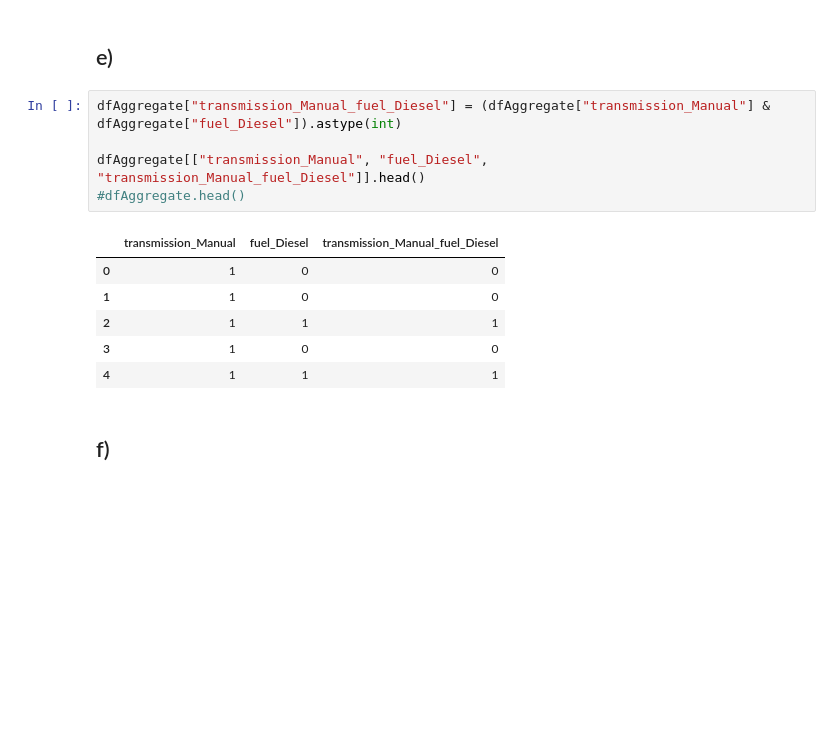
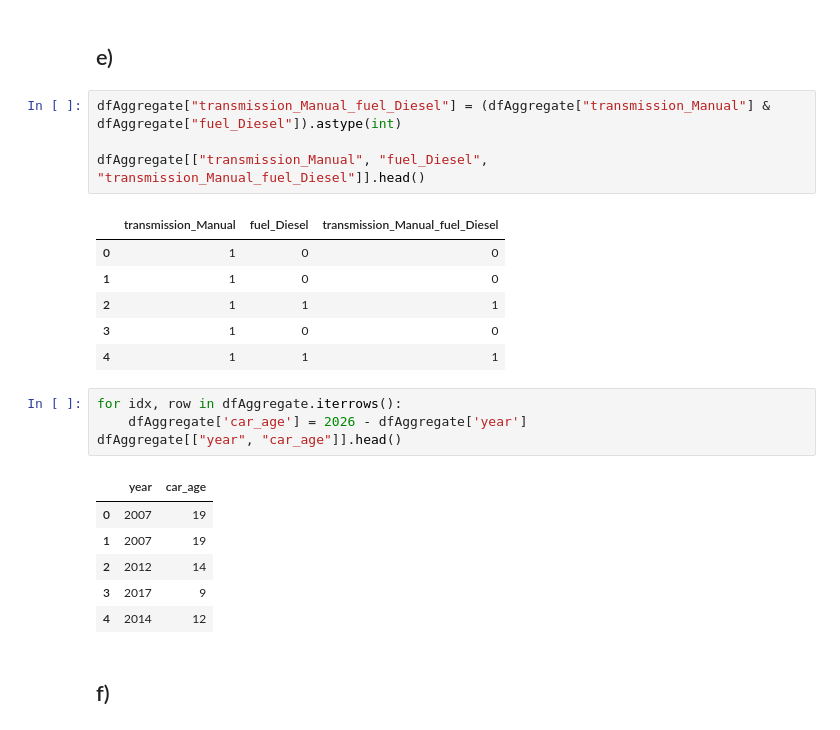
Before and after one commit to jvdlopes/CSI4142_A3, a Jupyter notebook: d1.ipynb, the cells around one changed output. Drawn from its saved outputs; the diff is of its cells as text; blank space fills up the shorter version.

```diff
--- a/d1.ipynb
+++ b/d1.ipynb
@@ -186,7 +178,6 @@ Text(0.5, 1.0, 'Linear regression year vs selling_price')
 dfAggregate["transmission_Manual_fuel_Diesel"] = (dfAggregate["transmission_Manual"] & dfAggregate["fuel_Diesel"]).astype(int)
 
 dfAggregate[["transmission_Manual", "fuel_Diesel", "transmission_Manual_fuel_Diesel"]].head()
-#dfAggregate.head()
 # %% [output]
 |  | transmission_Manual | fuel_Diesel | transmission_Manual_fuel_Diesel |
 | 0 | 1 | 0 | 0 |
@@ -194,6 +185,17 @@ dfAggregate[["transmission_Manual", "fuel_Diesel", "transmission_Manual_fuel_Die
 | 2 | 1 | 1 | 1 |
 | 3 | 1 | 0 | 0 |
 | 4 | 1 | 1 | 1 |
+# %%
+for idx, row in dfAggregate.iterrows():
+    dfAggregate['car_age'] = 2026 - dfAggregate['year']
+dfAggregate[["year", "car_age"]].head()
+# %% [output]
+|  | year | car_age |
+| 0 | 2007 | 19 |
+| 1 | 2007 | 19 |
+| 2 | 2012 | 14 |
+| 3 | 2017 | 9 |
+| 4 | 2014 | 12 |
 # %% [markdown]
 ## f)
 # %%
```
Also changed, not shown: parts of 6 cells of this notebook.
